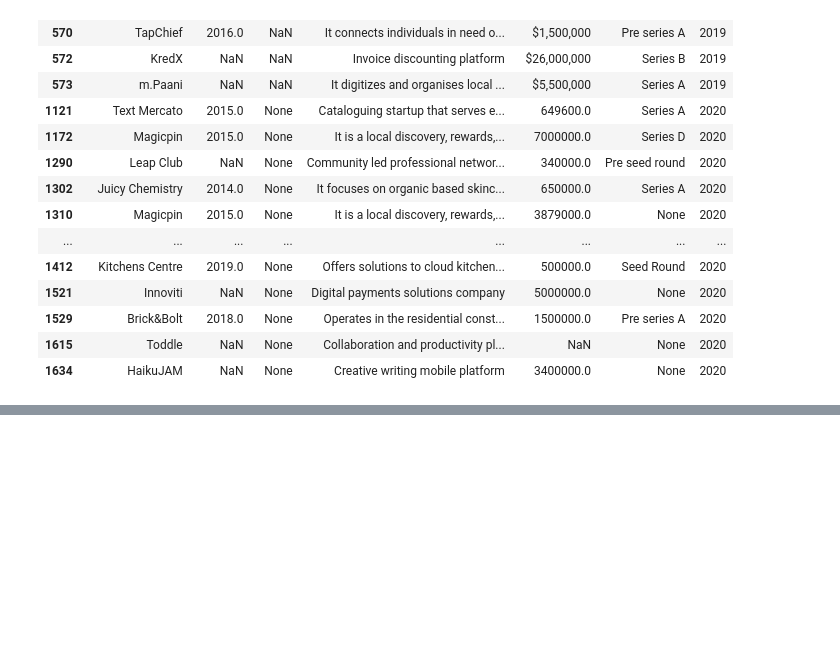
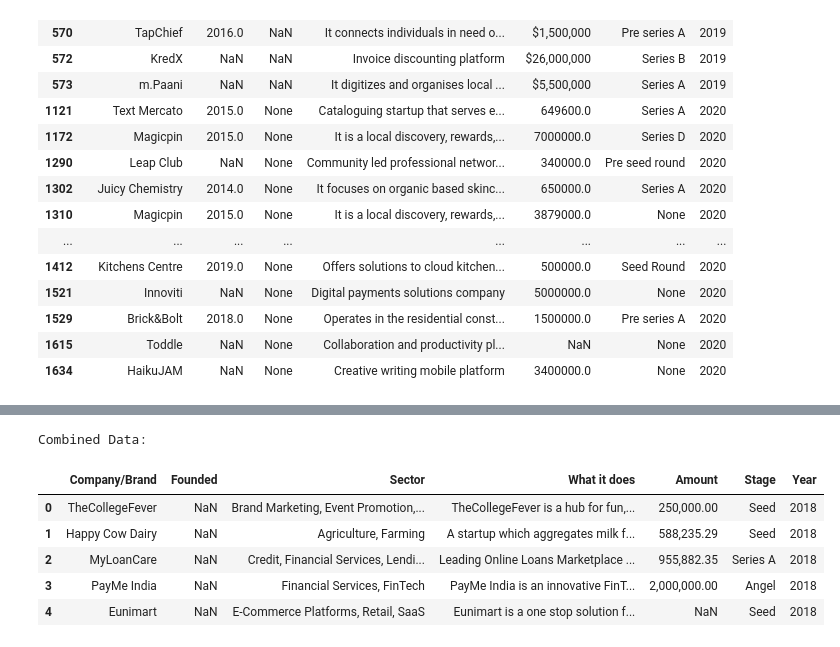
Before and after one commit to MillicentAgyir/Team-Belize-Live-Project-1, a Jupyter notebook: Notebooks/my_notebook.ipynb, the cells around one changed output, grey strips where cells are left out. Drawn from its saved outputs; the diff is of its cells as text; code cells hidden in the pictures; blank space fills up the shorter version.

```diff
--- a/Notebooks/my_notebook.ipynb
+++ b/Notebooks/my_notebook.ipynb
@@ -377,0 +387,52 @@ missing_sector_rows
+# %%
+# Define exchange rates for each year (Using the average exchange rates for the year)
+exchange_rates = {
+    2018: 68,   # 1 USD = 68 INR in 2018
+    2019: 70,   # 1 USD = 70 INR in 2019
+    2020: 74,   # 1 USD = 74 INR in 2020
+    2021: 75    # 1 USD = 75 INR in 2021
+}
+
+# Function to convert amount to dollars based on the year
+def convert_to_dollars(amount, year):
+    if pd.isna(amount):
+        return None
+
+    # Remove commas, dashes, and spaces
+    amount = str(amount).replace(',', '').replace('—', '').replace(' ', '').strip()
+
+    if amount.lower() == 'undisclosed' or amount == '':
+        return None
+
+    try:
+        # Convert rupee amounts to dollars
+        if amount.startswith('₹'):
+            amount_in_inr = float(amount.replace('₹', ''))
+            return amount_in_inr / exchange_rates[year]
+        # Remove dollar symbol and return the float value
+        elif amount.startswith('$'):
+            return float(amount.replace('$', ''))
+        # Assume amount is already in dollars if no currency symbol
+        else:
+            return float(amount)
+    except ValueError:
+        return None  # Return None if conversion fails
+# %%
+# Apply the conversion function to the combined dataset
+combined_data['Amount'] = combined_data.apply(lambda row: convert_to_dollars(row['Amount'], row['Year']), axis=1)
+
+# Convert the Amount column to float, ensuring any non-convertible values are coerced to NaN
+combined_data['Amount'] = pd.to_numeric(combined_data['Amount'], errors='coerce')
+# Set pandas display options to show float values in standard decimal notation
+pd.options.display.float_format = '{:,.2f}'.format
+# Display the combined data to verify the conversion
+print("\nCombined Data:")
+combined_data.head()
+# %% [output]
+Combined Data:
+|  | Company/Brand | Founded | Sector | What it does | Amount | Stage | Year |
+| 0 | TheCollegeFever | NaN | Brand Marketing, Event Promotion,... | TheCollegeFever is a hub for fun,... | 250,000.00 | Seed | 2018 |
+| 1 | Happy Cow Dairy | NaN | Agriculture, Farming | A startup which aggregates milk f... | 588,235.29 | Seed | 2018 |
+| 2 | MyLoanCare | NaN | Credit, Financial Services, Lendi... | Leading Online Loans Marketplace ... | 955,882.35 | Series A | 2018 |
+| 3 | PayMe India | NaN | Financial Services, FinTech | PayMe India is an innovative FinT... | 2,000,000.00 | Angel | 2018 |
+| 4 | Eunimart | NaN | E-Commerce Platforms, Retail, SaaS | Eunimart is a one stop solution f... | NaN | Seed | 2018 |
```
Also changed, not shown: parts of 5 cells of this notebook.
